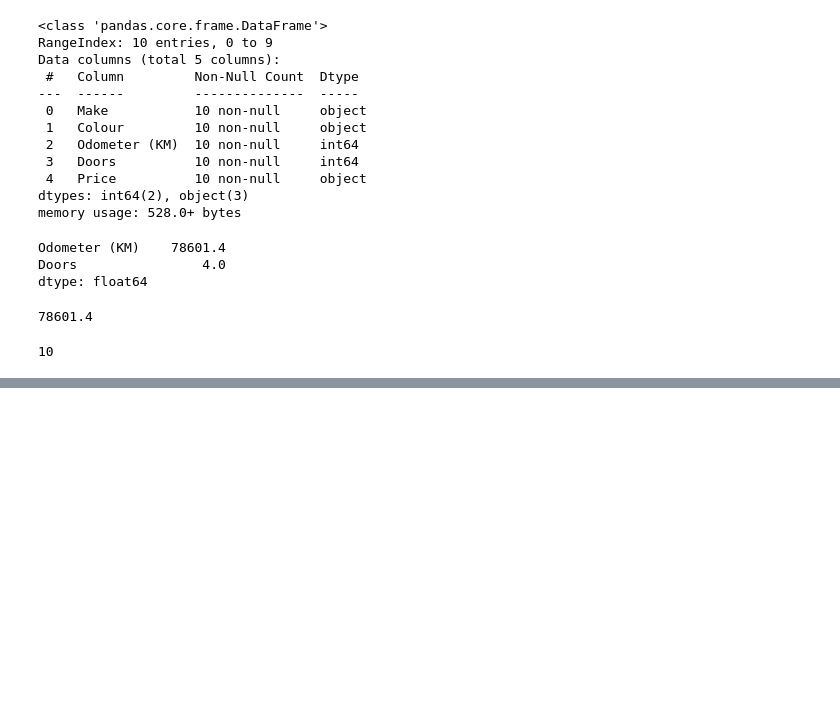
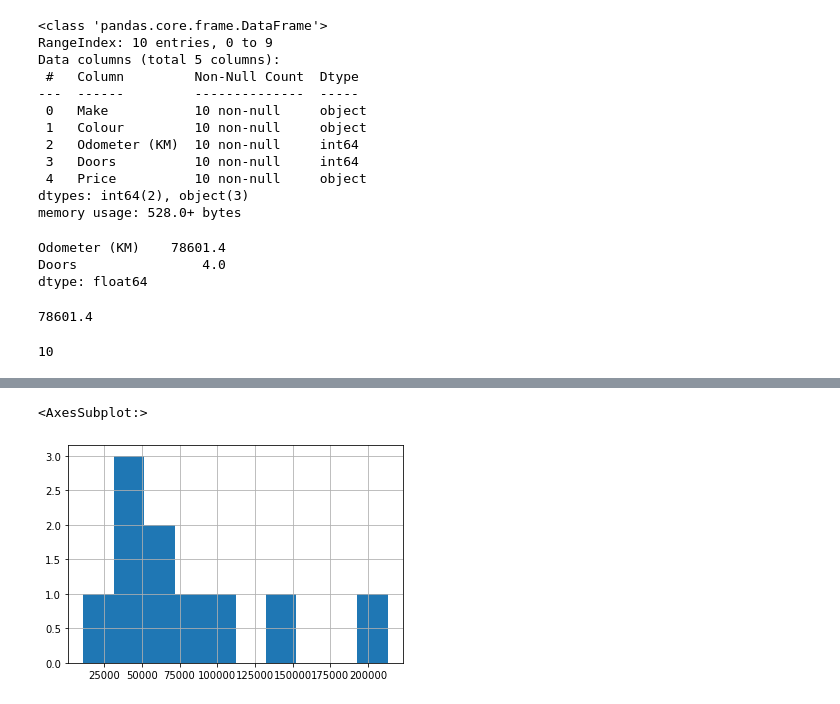
Before and after one commit to bibek-beebayk/Data-Science, a Jupyter notebook: MLSample/Pandas_Intro.ipynb, the cells around one changed output, grey strips where cells are left out. Cells and saved outputs as stored; diff of their text form; code cells hidden in the pictures; blank space fills up the shorter version.

```diff
--- a/MLSample/Pandas_Intro.ipynb
+++ b/MLSample/Pandas_Intro.ipynb
@@ -135,0 +314,5 @@ len(car_sales)
+# %%
+car_sales["Odometer (KM)"].hist()
+# %% [output]
+<AxesSubplot:>
+[figure, added]
```
Also changed, not shown: parts of 26 cells of this notebook.
